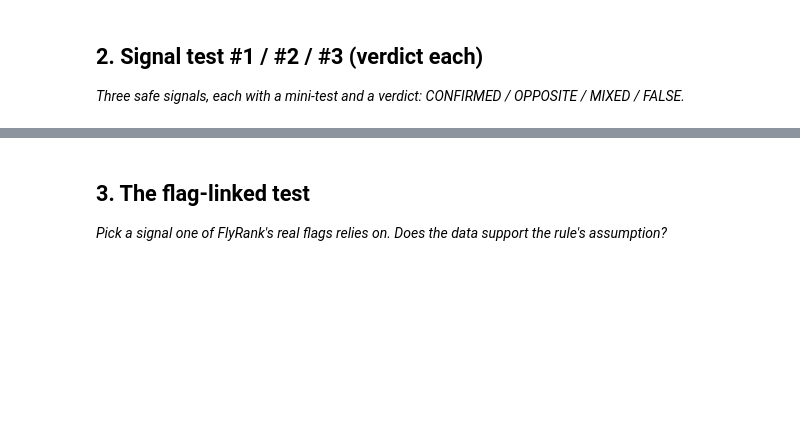
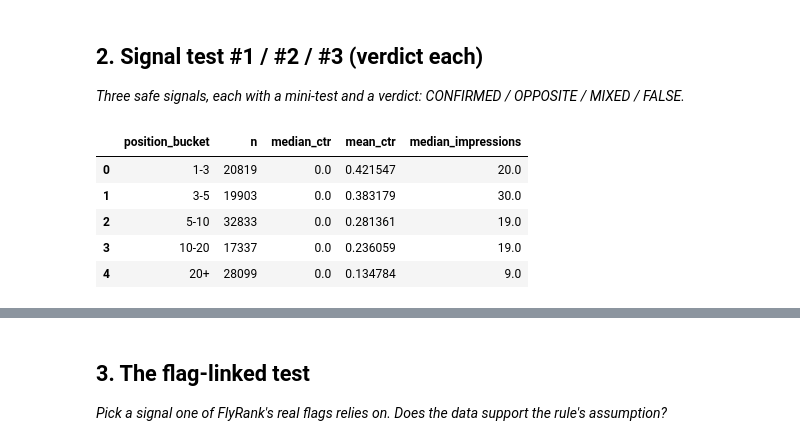
Before and after one commit to eshaamirmalik-sketch/flyrank-ml-internship, a Jupyter notebook: work/notebooks/w04_signal_audit.ipynb, the cells around one changed output, grey strips where cells are left out. Saved outputs shown, nothing was run; the diff lists cells and outputs as text; code cells hidden in the pictures; blank space fills up the shorter version.

```diff
--- a/work/notebooks/w04_signal_audit.ipynb
+++ b/work/notebooks/w04_signal_audit.ipynb
@@ -14,3 +135,42 @@ This skeleton is yours to fill. Work the sections **in order** — each one has
 ## 2. Signal test #1 / #2 / #3 (verdict each)
 
 *Three safe signals, each with a mini-test and a verdict: CONFIRMED / OPPOSITE / MIXED / FALSE.*
+# %%
+# W4 Signal Test #1 — CTR vs position
+
+signal1 = df[
+    (df["gsc_impressions"] > 0) &
+    (df["gsc_avg_position"] > 0)
+].copy()
+
+signal1["ctr"] = (
+    signal1["gsc_clicks"] / signal1["gsc_impressions"]
+) * 100
+
+signal1["position_bucket"] = pd.cut(
+    signal1["gsc_avg_position"],
+    bins=[0, 3, 5, 10, 20, float("inf")],
+    labels=["1-3", "3-5", "5-10", "10-20", "20+"],
+    include_lowest=True
+)
+
+ctr_position_table = (
+    signal1
+    .groupby("position_bucket", observed=True)
+    .agg(
+        n=("content_hash_id", "size"),
+        median_ctr=("ctr", "median"),
+        mean_ctr=("ctr", "mean"),
+        median_impressions=("gsc_impressions", "median")
+    )
+    .reset_index()
+)
+
+ctr_position_table
+# %% [output]
+|  | position_bucket | n | median_ctr | mean_ctr | median_impressions |
+| 0 | 1-3 | 20819 | 0.0 | 0.421547 | 20.0 |
+| 1 | 3-5 | 19903 | 0.0 | 0.383179 | 30.0 |
+| 2 | 5-10 | 32833 | 0.0 | 0.281361 | 19.0 |
+| 3 | 10-20 | 17337 | 0.0 | 0.236059 | 19.0 |
+| 4 | 20+ | 28099 | 0.0 | 0.134784 | 9.0 |
```
Also changed, not shown: parts of 13 cells of this notebook.
